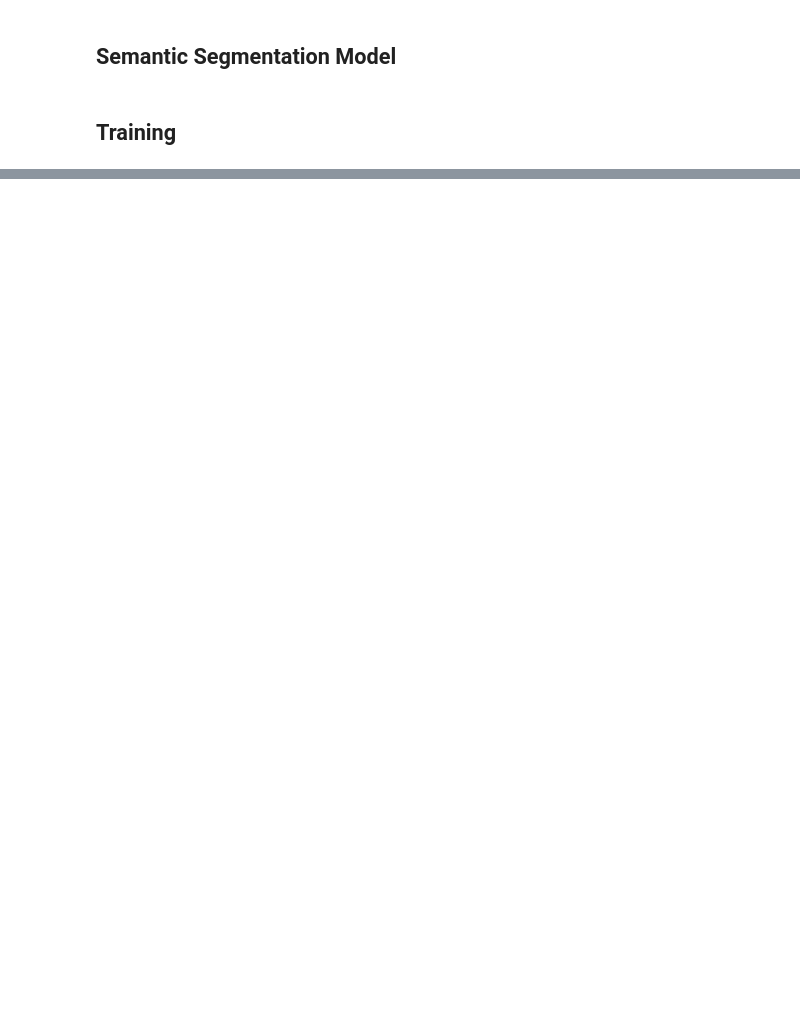
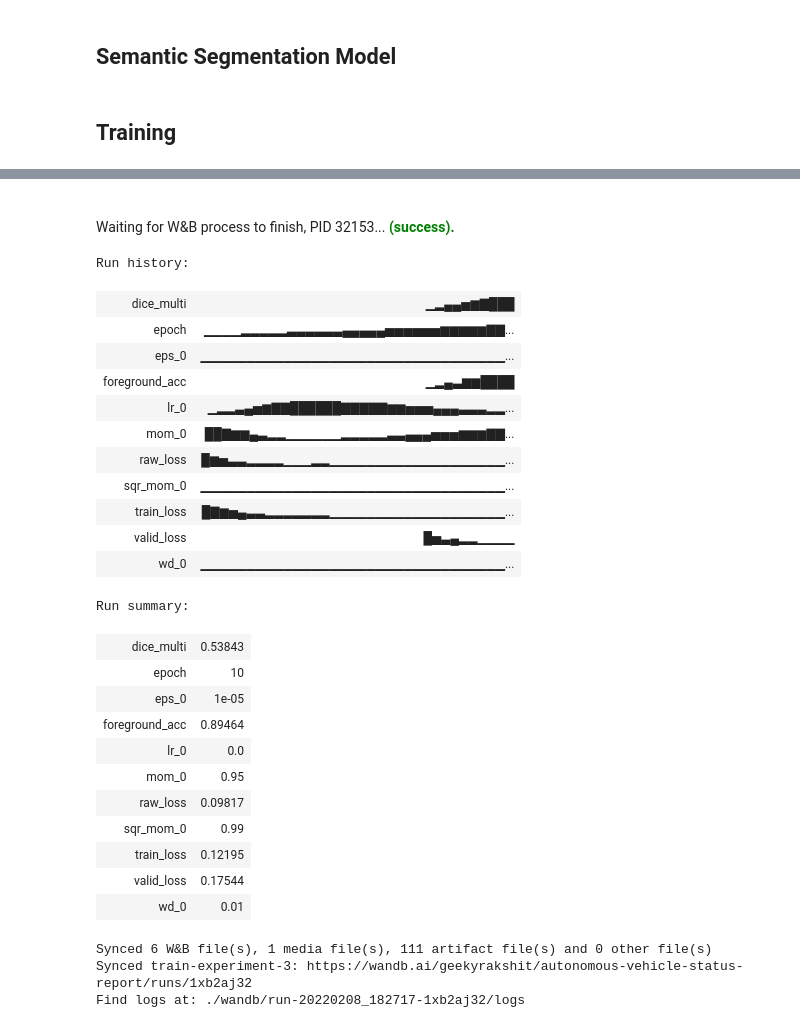
Before and after one commit to soumik12345/Wandb-Status-Report-Template, a Jupyter notebook: semantic_segmentation.ipynb, the cells around one changed output, grey strips where cells are left out. Drawn from its saved outputs; the diff is of its cells as text; code cells hidden in the pictures; blank space fills up the shorter version.

```diff
--- a/semantic_segmentation.ipynb
+++ b/semantic_segmentation.ipynb
@@ -235,0 +292,31 @@ Better model found at epoch 9 with valid_loss value: 0.30992063879966736.
+# %%
+run.finish()
+# %% [output]
+Waiting for W&B process to finish, PID 32153... (success).
+Run history:
+| dice_multi | ▁▂▄▄▅▆▇███ |
+| epoch | ▁▁▁▁▂▂▂▂▂▃▃▃▃▃▃▄▄▄▄▄▅▅▅▅▅▅▆▆▆▆▆▇▇... |
+| eps_0 | ▁▁▁▁▁▁▁▁▁▁▁▁▁▁▁▁▁▁▁▁▁▁▁▁▁▁▁▁▁▁▁▁▁... |
+| foreground_acc | ▁▂▄▃▆▆████ |
+| lr_0 | ▁▂▂▃▄▅▆▇▇██████▇▇▇▇▇▆▆▅▅▅▄▄▄▃▃▃▂▂... |
+| mom_0 | ██▇▆▆▄▃▂▂▁▁▁▁▁▁▂▂▂▂▂▃▃▄▄▄▅▅▅▆▆▆▇▇... |
+| raw_loss | █▆▅▃▃▂▂▂▂▁▁▁▂▂▁▁▁▁▁▁▁▁▁▁▁▁▁▁▁▁▁▁▁... |
+| sqr_mom_0 | ▁▁▁▁▁▁▁▁▁▁▁▁▁▁▁▁▁▁▁▁▁▁▁▁▁▁▁▁▁▁▁▁▁... |
+| train_loss | █▇▆▅▄▃▃▂▂▂▂▂▂▂▁▁▁▁▁▁▁▁▁▁▁▁▁▁▁▁▁▁▁... |
+| valid_loss | █▅▃▄▂▂▁▁▁▁ |
+| wd_0 | ▁▁▁▁▁▁▁▁▁▁▁▁▁▁▁▁▁▁▁▁▁▁▁▁▁▁▁▁▁▁▁▁▁... |
+Run summary:
+| dice_multi | 0.53843 |
+| epoch | 10 |
+| eps_0 | 1e-05 |
+| foreground_acc | 0.89464 |
+| lr_0 | 0.0 |
+| mom_0 | 0.95 |
+| raw_loss | 0.09817 |
+| sqr_mom_0 | 0.99 |
+| train_loss | 0.12195 |
+| valid_loss | 0.17544 |
+| wd_0 | 0.01 |
+Synced 6 W&B file(s), 1 media file(s), 111 artifact file(s) and 0 other file(s)
+Synced train-experiment-3: https://wandb.ai/geekyrakshit/autonomous-vehicle-status-report/runs/1xb2aj32
+Find logs at: ./wandb/run-20220208_182717-1xb2aj32/logs
```
Also changed, not shown: parts of 12 cells of this notebook.
